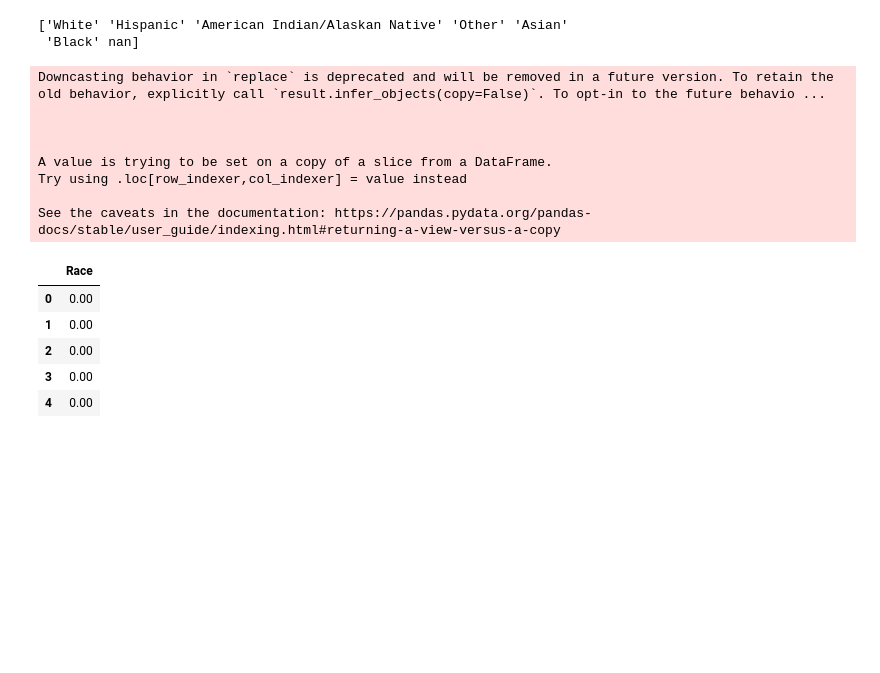
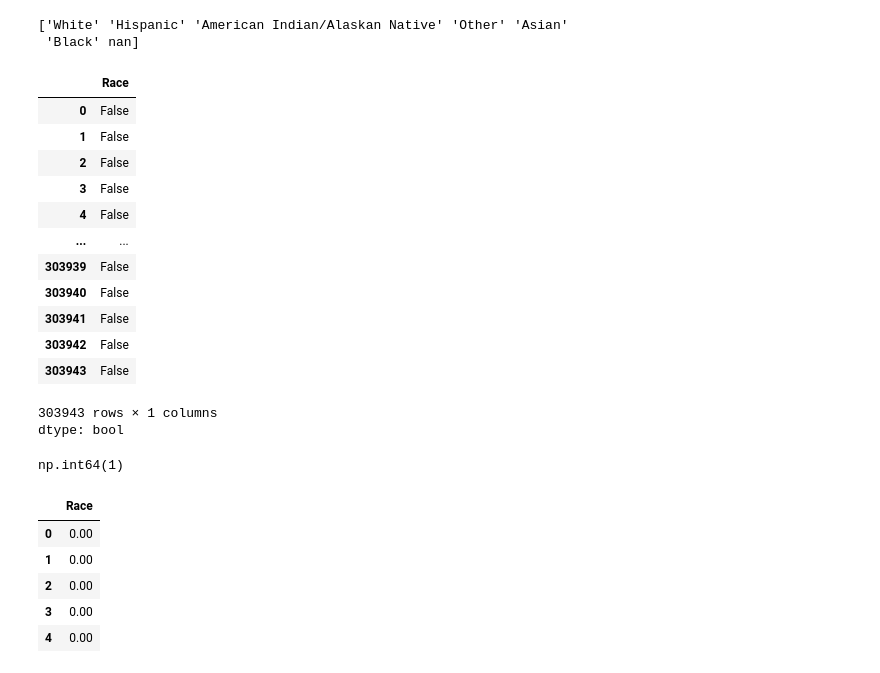
Before and after one commit to andreaafs/MVP-Machine-Learning-Analytics, a Jupyter notebook: MVP_Heart_Disease.ipynb, the cells around one changed output. Cells and saved outputs as stored; diff of their text form; code cells hidden in the pictures; blank space fills up the shorter version.

```diff
--- a/MVP_Heart_Disease.ipynb
+++ b/MVP_Heart_Disease.ipynb
@@ -889,17 +891,42 @@ print(valores_distintos)
 # %% [output]
 ['White' 'Hispanic' 'American Indian/Alaskan Native' 'Other' 'Asian'
  'Black' nan]
+# %%
+df['Race'].isnull()
+# %% [output]
+|  | Race |
+| 0 | False |
+| 1 | False |
+| 2 | False |
+| 3 | False |
+| 4 | False |
+| ... | ... |
+| 303939 | False |
+| 303940 | False |
+| 303941 | False |
+| 303942 | False |
+| 303943 | False |
+303943 rows × 1 columns
+dtype: bool
+# %%
+df["Race"].isnull().sum()
+# %% [output]
+np.int64(1)
 # %%
-df['Race'] = df['Race'].replace({'White':0,'Black':1, 'Asian':2, 'American Indian/Alaskan Native':3,  'Other':4, 'Hispanic':5})
+df.loc[:, "Race"] = (
+    df["Race"]
+    .replace({
+        "White": 0,
+        "Black": 1,
+        "Asian": 2,
+        "American Indian/Alaskan Native": 3,
+        "Other": 4,
+        "Hispanic": 5,
+        "nan": -1
+    })
+    .fillna(-1)  # cobre NaN reais
+    .astype("int8")  # converte para numérico compacto
+)
-# %% [output]
-Downcasting behavior in `replace` is deprecated and will be removed in a future version. To retain the old behavior, explicitly call `result.infer_objects(copy=False)`. To opt-in to the future behavio ...
-
-
-
-A value is trying to be set on a copy of a slice from a DataFrame.
-Try using .loc[row_indexer,col_indexer] = value instead
-
-See the caveats in the documentation: https://pandas.pydata.org/pandas-docs/stable/user_guide/indexing.html#returning-a-view-versus-a-copy
 # %%
 df['Race'].head()
 # %% [output]
```
Also changed, not shown: parts of 7 cells of this notebook.
